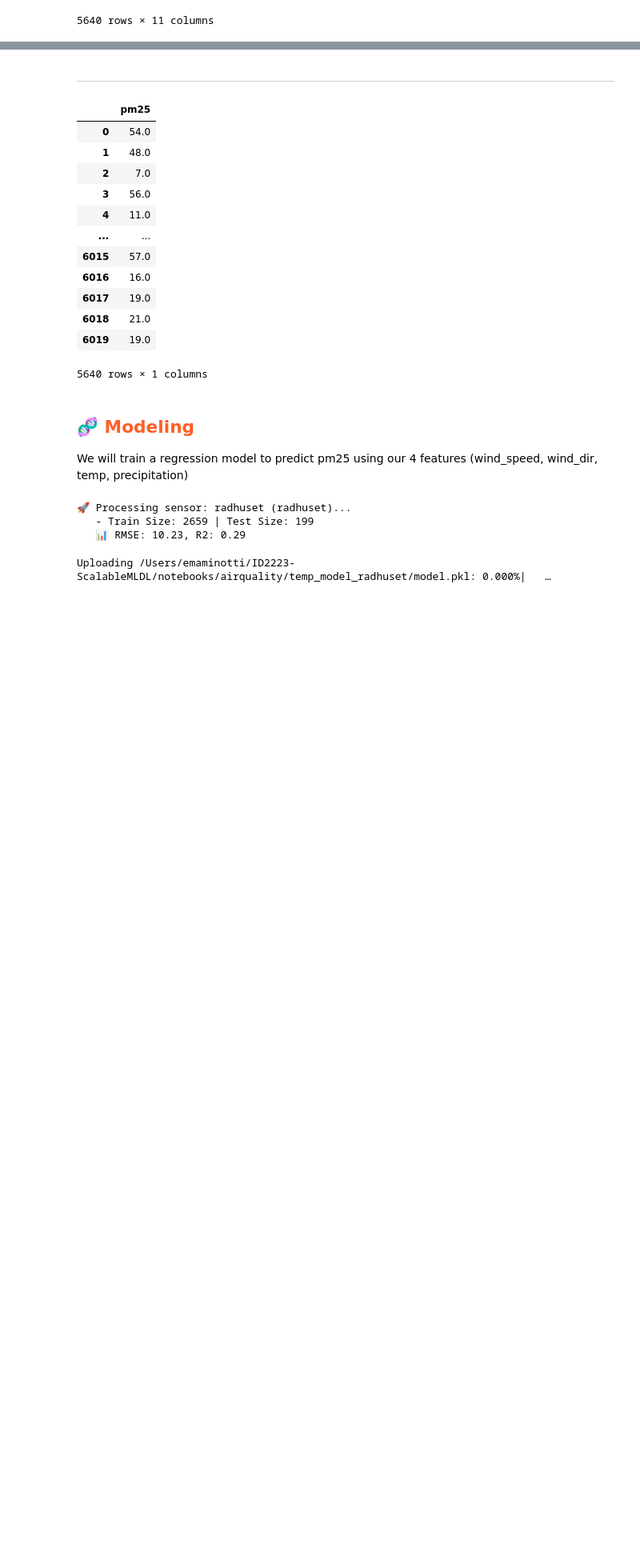
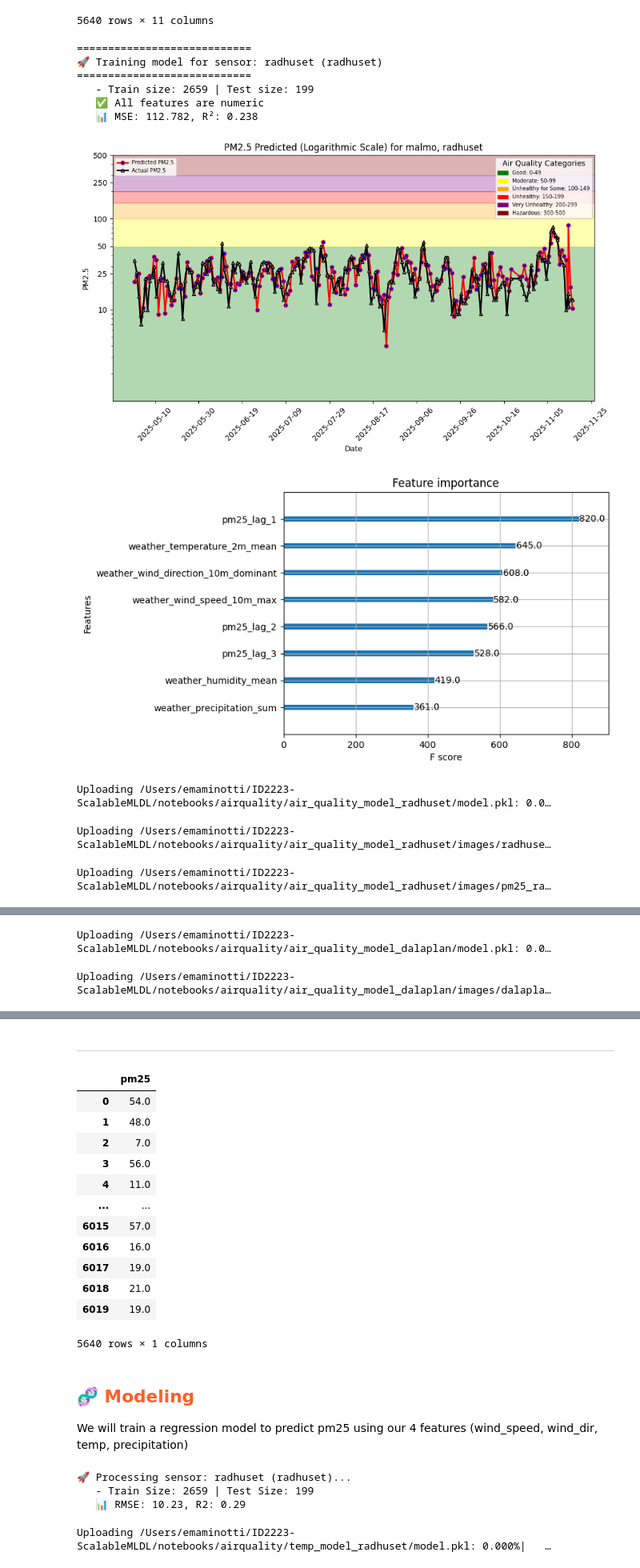
Before and after one commit to emanueleminotti/ID2223-ScalableMLDL, a Jupyter notebook: notebooks/airquality/3_air_quality_training_pipeline.ipynb, the cells around one changed output, grey strips where cells are left out. Shown at 80% size. Saved outputs shown, nothing was run; the diff lists cells and outputs as text; code cells hidden in the pictures; blank space fills up the shorter version.

Commit message:
notebook 3 !

```diff
--- a/notebooks/airquality/3_air_quality_training_pipeline.ipynb
+++ b/notebooks/airquality/3_air_quality_training_pipeline.ipynb
@@ -262,9 +262,17 @@ for sensor_name, cfg in sensor_config.items():
 
     training_metrics[street_name] = metrics
 
-    # 5. Costruisco il DataFrame per il grafico di hindcast (se ho predizioni)
+        # 5. Costruisco il DataFrame per il grafico di hindcast (se ho predizioni)
     if y_pred is not None:
-        df_sensor = y_test_sensor.to_frame(name="pm25").copy()
+        # Se y_test_sensor è una Series, trasformala in DataFrame
+        if isinstance(y_test_sensor, pd.Series):
+            df_sensor = y_test_sensor.to_frame(name="pm25").copy()
+        else:
+            # Se è già DataFrame, faccio solo una copia e mi assicuro del nome colonna
+            df_sensor = y_test_sensor.copy()
+            if df_sensor.shape[1] == 1:
+                df_sensor.columns = ["pm25"]
+
         df_sensor["predicted_pm25"] = y_pred
         df_sensor["date"] = X_test_sensor["date"]
         df_sensor = df_sensor.sort_values(by="date")
@@ -283,30 +291,42 @@ for sensor_name, cfg in sensor_config.items():
         plt.show()
     else:
         print("   ⚠️ No hindcast plot created (no predictions).")
 
     # 8. Feature importances
     plot_importance(model)
     fi_path = os.path.join(images_dir, f"{street_name}_feature_importance.png")
     plt.savefig(fi_path)
     plt.show()
 
     # 9. Salvo il modello come model.pkl
     model_path = os.path.join(model_dir, "model.pkl")
     joblib.dump(model, model_path)
 
     # 🔟 Registro il modello in Hopsworks Model Registry
     model_name = f"air_quality_xgboost_{street_name}"
     aq_model = mr.python.create_model(
         name=model_name,
         metrics=metrics,
         feature_view=feature_view,
         description=f"Air Quality (PM2.5) predictor for Malmö {street_name}",
     )
     aq_model.save(model_dir)
     print(f"   💾 Saved model in registry as '{model_name}'.")
 
     # 11. Pulisco la cartella locale (gli artifact restano nel registry)
     shutil.rmtree(model_dir)
 
 print("\n✅ Training completed for all sensors.")
 print("Metrics:", training_metrics)
+# %% [output]
+============================
+🚀 Training model for sensor: radhuset (radhuset)
+============================
+   - Train size: 2659 | Test size: 199
+   ✅ All features are numeric
+   📊 MSE: 112.782, R²: 0.238
+[figure, added]
+[figure, added]
+Uploading /Users/emaminotti/ID2223-ScalableMLDL/notebooks/airquality/air_quality_model_radhuset/model.pkl: 0.0…
+Uploading /Users/emaminotti/ID2223-ScalableMLDL/notebooks/airquality/air_quality_model_radhuset/images/radhuse…
+Uploading /Users/emaminotti/ID2223-ScalableMLDL/notebooks/airquality/air_quality_model_radhuset/images/pm25_ra…
@@ -312,0 +344,2 @@ print("Metrics:", training_metrics)
+Uploading /Users/emaminotti/ID2223-ScalableMLDL/notebooks/airquality/air_quality_model_dalaplan/model.pkl: 0.0…
+Uploading /Users/emaminotti/ID2223-ScalableMLDL/notebooks/airquality/air_quality_model_dalaplan/images/dalapla…
```
Also changed, not shown: parts of 5 cells of this notebook, 2 other files.
